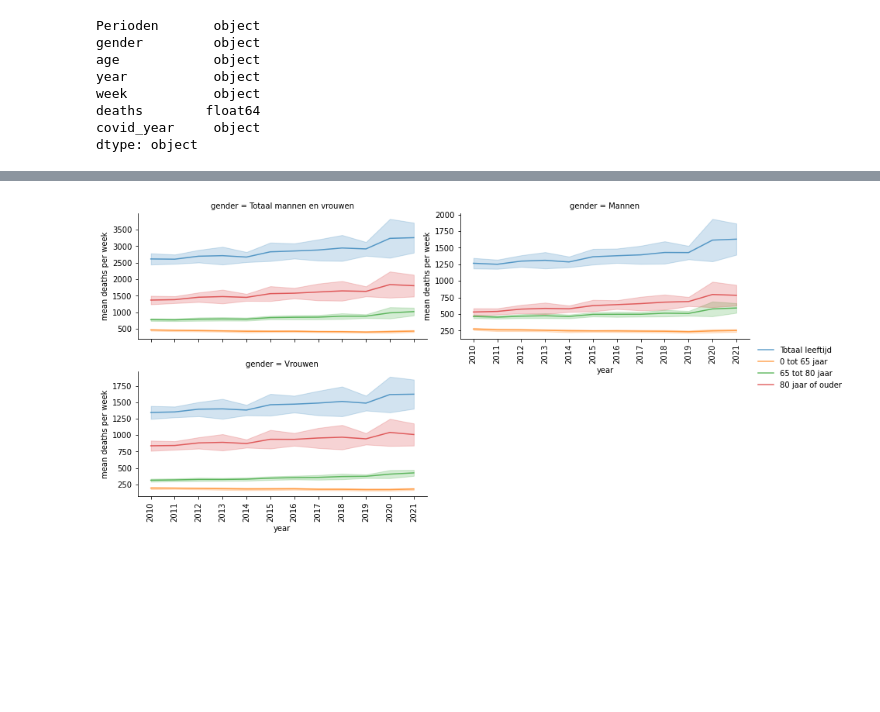
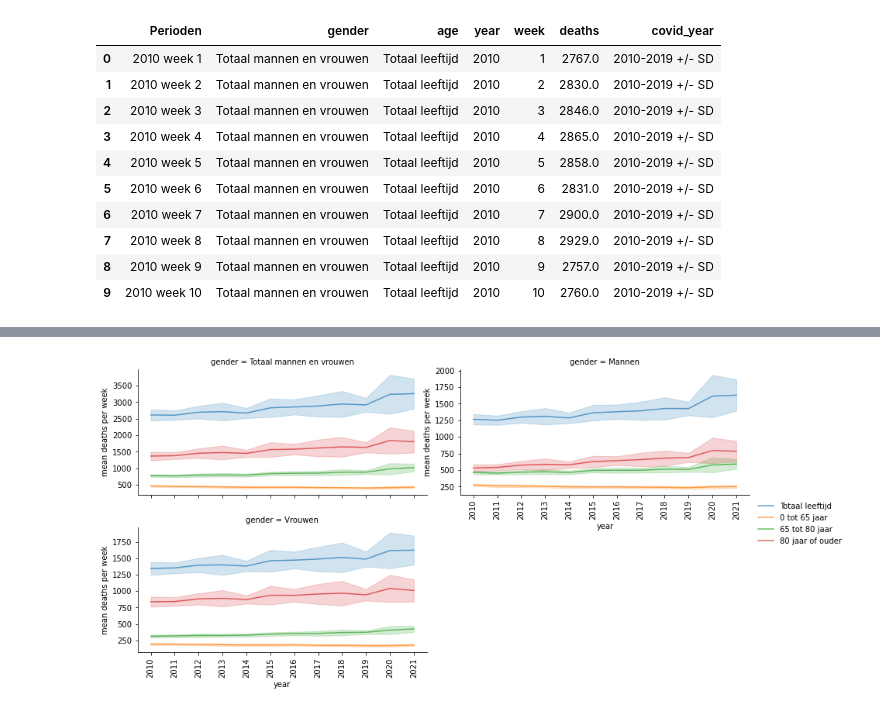
Before and after one commit to heesters/Oversterfte-Nederland, a Jupyter notebook: Overledenen.ipynb, the cells around one changed output, grey strips where cells are left out. Drawn from its saved outputs; the diff is of its cells as text; code cells hidden in the pictures; blank space fills up the shorter version.

```diff
--- a/Overledenen.ipynb
+++ b/Overledenen.ipynb
@@ -34,35 +34,38 @@ df.iloc[1420:1430]
 # %%
 df_clean = df.drop(columns = ['ID'])
 df_clean['to_first_week']=df_clean.Perioden.str.contains('dag') & df_clean.Perioden.str.contains('week 1')
 df_clean['to_last_week']=df_clean.Perioden.str.contains('dag') & df_clean.Perioden.shift(-1).str.contains('week 0')
 df_clean['partial_week']=df_clean.Perioden.str.contains('dag')
 df_clean.loc[df_clean['to_first_week'] == True, 'deaths'] = df_clean['Overledenen_1'].shift(+1) + df_clean['Overledenen_1']
 df_clean.loc[df_clean['to_last_week'] == True, 'deaths'] = df_clean['Overledenen_1'].shift(-1) + df_clean['Overledenen_1']
 df_clean.loc[df_clean['partial_week'] == False, 'deaths'] = df_clean['Overledenen_1']
 df_clean = df_clean.dropna(subset = ["deaths"]).reset_index(drop=True)
 df_clean[['year','week']] = df_clean.Perioden.str.split("week",expand=True)
 df_clean['week'] = df_clean.week.str.extract('(\d+)')
 df_clean['year'] = df_clean.year.str.extract('(\d+)')
 df_clean = df_clean.drop(columns = ['Overledenen_1','to_first_week','to_last_week','partial_week'])
 df_clean = df_clean.rename(columns={"LeeftijdOp31December": "age", "Geslacht": "gender"})
 df_clean = df_clean[['Perioden','gender','age','year','week','deaths']]
 
 #remove this line to get the full time period
 df_clean=df_clean[df_clean.Perioden >= '2010'].reset_index(drop=True)
 
 df_clean['covid_year']=df_clean['year'] >= '2020'
-df_clean.loc[df_clean['covid_year'] == False, 'covid_year'] = '2011-2019 +/- SD'
+df_clean.loc[df_clean['covid_year'] == False, 'covid_year'] = '2010-2019 +/- SD'
 df_clean.loc[df_clean['covid_year'] == True, 'covid_year'] = df_clean['year']
 df_clean.iloc[0:10]
 # %% [output]
-Perioden       object
-gender         object
-age            object
-year           object
-week           object
-deaths        float64
-covid_year     object
-dtype: object
+|  | Perioden | gender | age | year | week | deaths | covid_year |
+| 0 | 2010 week 1 | Totaal mannen en vrouwen | Totaal leeftijd | 2010 | 1 | 2767.0 | 2010-2019 +/- SD |
+| 1 | 2010 week 2 | Totaal mannen en vrouwen | Totaal leeftijd | 2010 | 2 | 2830.0 | 2010-2019 +/- SD |
+| 2 | 2010 week 3 | Totaal mannen en vrouwen | Totaal leeftijd | 2010 | 3 | 2846.0 | 2010-2019 +/- SD |
+| 3 | 2010 week 4 | Totaal mannen en vrouwen | Totaal leeftijd | 2010 | 4 | 2865.0 | 2010-2019 +/- SD |
+| 4 | 2010 week 5 | Totaal mannen en vrouwen | Totaal leeftijd | 2010 | 5 | 2858.0 | 2010-2019 +/- SD |
+| 5 | 2010 week 6 | Totaal mannen en vrouwen | Totaal leeftijd | 2010 | 6 | 2831.0 | 2010-2019 +/- SD |
+| 6 | 2010 week 7 | Totaal mannen en vrouwen | Totaal leeftijd | 2010 | 7 | 2900.0 | 2010-2019 +/- SD |
+| 7 | 2010 week 8 | Totaal mannen en vrouwen | Totaal leeftijd | 2010 | 8 | 2929.0 | 2010-2019 +/- SD |
+| 8 | 2010 week 9 | Totaal mannen en vrouwen | Totaal leeftijd | 2010 | 9 | 2757.0 | 2010-2019 +/- SD |
+| 9 | 2010 week 10 | Totaal mannen en vrouwen | Totaal leeftijd | 2010 | 10 | 2760.0 | 2010-2019 +/- SD |
 # %%
 months = ['Jan', 'Feb', 'Mar', 'Apr', 'May', 'Jun', 'Jul', 'Aug', 'Sept', 'Oct', 'Nov', 'Dec']
 current_year = df_clean.iloc[-1]['year']
```
Also changed, not shown: parts of 4 cells of this notebook, 3 other files.
